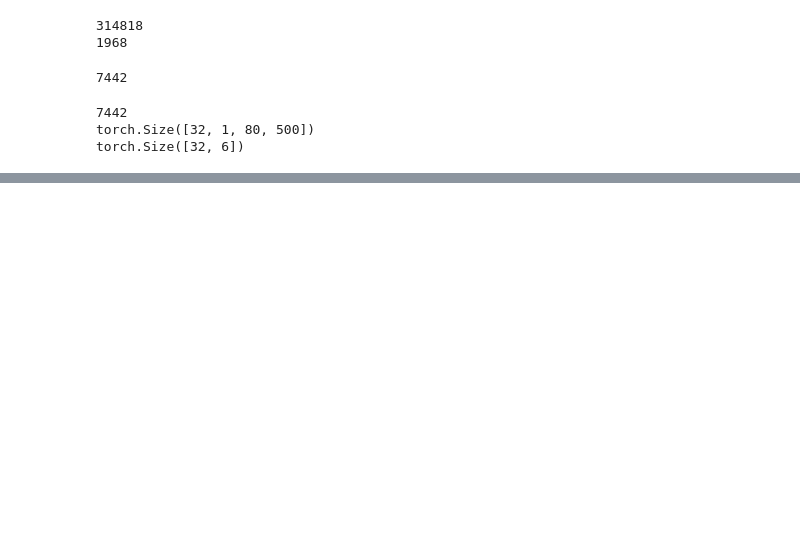
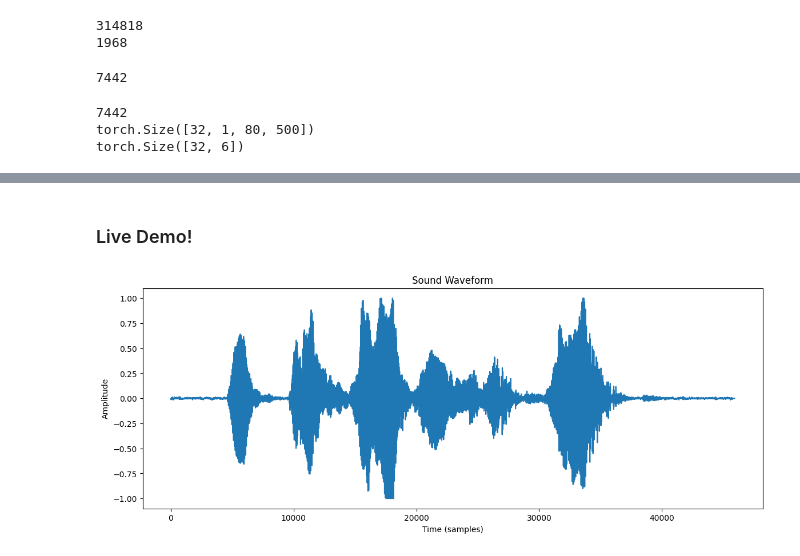
Before and after one commit to Saniya1016/CS389_Final, a Jupyter notebook: main.ipynb, the cells around one changed output, grey strips where cells are left out. Drawn from its saved outputs; the diff is of its cells as text; code cells hidden in the pictures; blank space fills up the shorter version.

Commit message:
Live Demo

```diff
--- a/main.ipynb
+++ b/main.ipynb
@@ -41,3 +19,0 @@ plt.show()
-# %%
-waveform, sample_rate = torchaudio.load(crema_d_spec_path)
-print(waveform.size(), sample_rate)
@@ -252,0 +64,17 @@ def split_dataset(dataset, batch_size, train_ratio=0.9):
+# %%
+def process_spec(max_spec_len, waveform, sr):
+    mel_spec_transform = torchaudio.transforms.MelSpectrogram(sample_rate=sr, n_mels=80, n_fft=400, hop_length=160)
+    spectrogram = mel_spec_transform(waveform)
+    # Pad or truncate spectrogram to max_spec_len
+    spec_len = spectrogram.size(2)
+    if spec_len < max_spec_len:
+        padding = torch.zeros(1, 80, max_spec_len - spec_len)  # Add a new axis
+        spectrogram = torch.cat([spectrogram, padding], dim=2)
+
+    elif spec_len > max_spec_len:
+        spectrogram = spectrogram[:, :, :max_spec_len]
+
+    epsilon = 1e-10
+    spec_db = 10 * torch.log10(spectrogram + epsilon)
+
+    return spec_db
@@ -253,9 +127,8 @@ def split_dataset(dataset, batch_size, train_ratio=0.9):
 # %%
 crema_d_path = './AudioWAV'
 
-data_crema = load_dataset(crema_d_path, 'crema_d', 80080, 500)
-
-dataset = data_crema
+dataset, raw_dataset = load_dataset(crema_d_path, 'crema_d', 80080, 500)
+train_dataset, test_dataset, train_dataloader, test_dataloader = split_dataset(dataset, 32)
 
 print(len(dataset))
 # %% [output]
@@ -385,0 +254,19 @@ Average loss of your first model: 1.79
+# %% [markdown]
+### Live Demo!
+# %%
+#Choose a random sample and visualize the data
+ex_audio, ex_label = raw_dataset[random.randint(0,len(raw_dataset))]
+y, sr = librosa.load(ex_audio, sr=None)
+
+#Visualize sound wave
+plt.figure(figsize=(14, 5))
+plt.plot(y)
+plt.xlabel('Time (samples)')
+plt.ylabel('Amplitude')
+plt.title('Sound Waveform')
+plt.show()
+
+#Play the audio sample!
+Audio(data=y, rate=sr)
+# %% [output]
+[figure, added]
```
Also changed, not shown: parts of 18 cells of this notebook.
